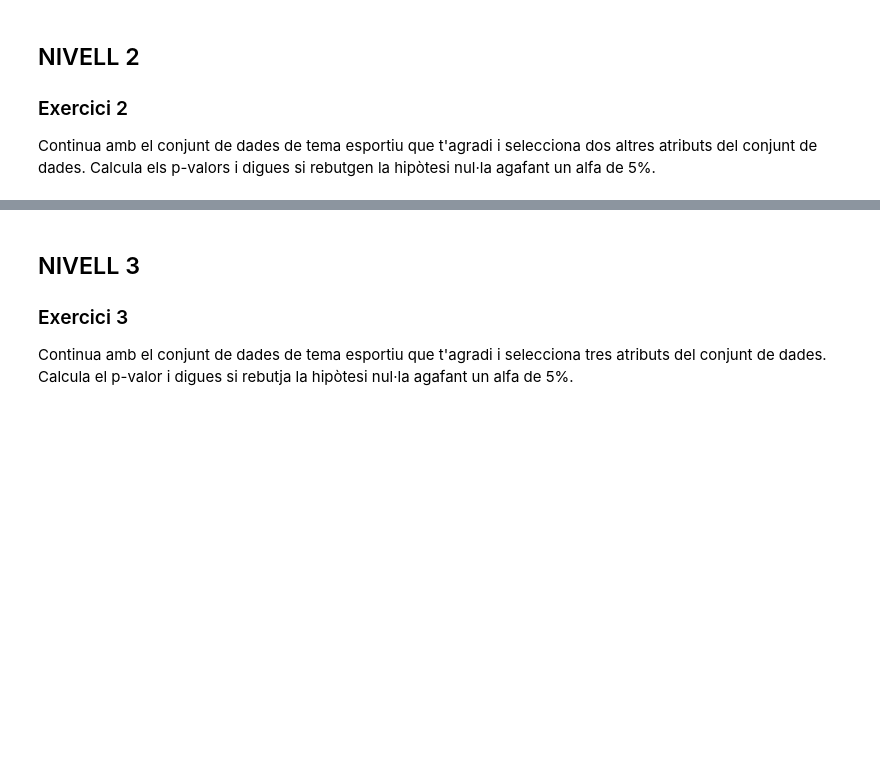
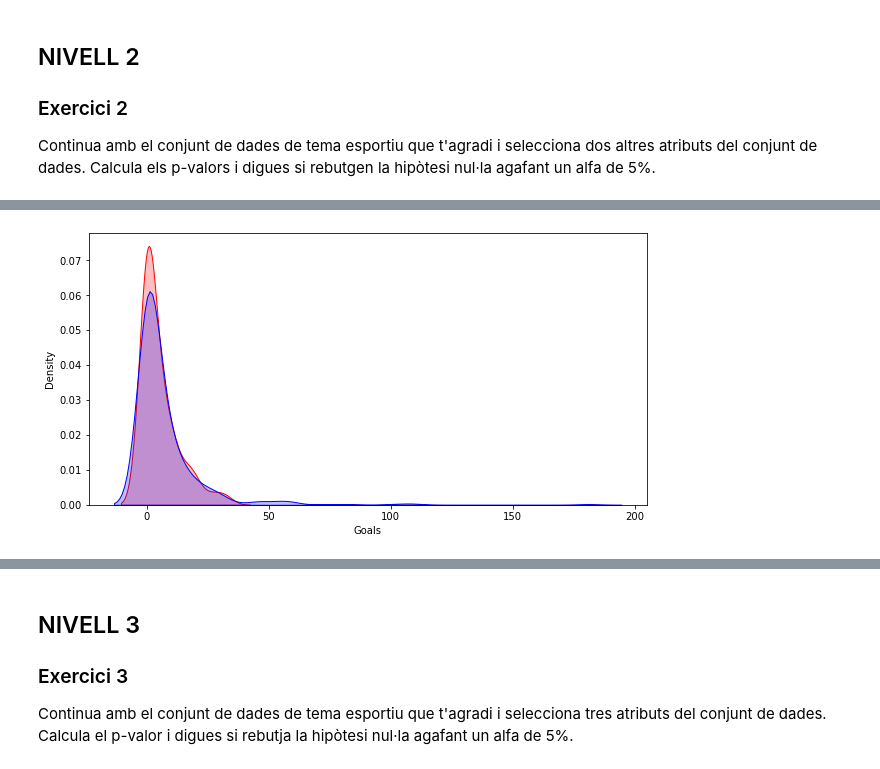
Before and after one commit to anmaba/Hypothesis-testing, a Jupyter notebook: Sprint 7 T01.ipynb, the cells around one changed output, grey strips where cells are left out. Saved outputs shown, nothing was run; the diff lists cells and outputs as text; code cells hidden in the pictures; blank space fills up the shorter version.

```diff
--- a/Sprint 7 T01.ipynb
+++ b/Sprint 7 T01.ipynb
@@ -222,0 +225,7 @@ Continua amb el conjunt de dades de tema esportiu que t'agradi i selecciona dos
+# %%
+# Em quedo només amb les columnes que vull
+
+gols = women.Goals
+partits = women.Caps
+display(gols)
+display(partits)
@@ -222,0 +281,7 @@ Continua amb el conjunt de dades de tema esportiu que t'agradi i selecciona dos
+# %%
+# Agafo una mostra al·leatòria de 50 valors de cada atribut
+
+mostraGols = gols.sample(n=50)
+mostraPartits = partits.sample(n=50)
+print(mostraGols)
+print(mostraPartits)
@@ -222,0 +334,9 @@ Continua amb el conjunt de dades de tema esportiu que t'agradi i selecciona dos
+# %%
+#Faig un gràfic amb la totalitat dels gols fets del dataset i amb la mostra per veure una mica com s'assemblen
+
+plt.figure(figsize=(10,5))
+fig = sns.kdeplot(mostraGols, shade=True, color="r")
+fig = sns.kdeplot(women['Goals'], shade=True, color="b")
+plt.show()
+# %% [output]
+[figure, added]
```
Also changed, not shown: parts of 24 cells of this notebook, 1 other file.
